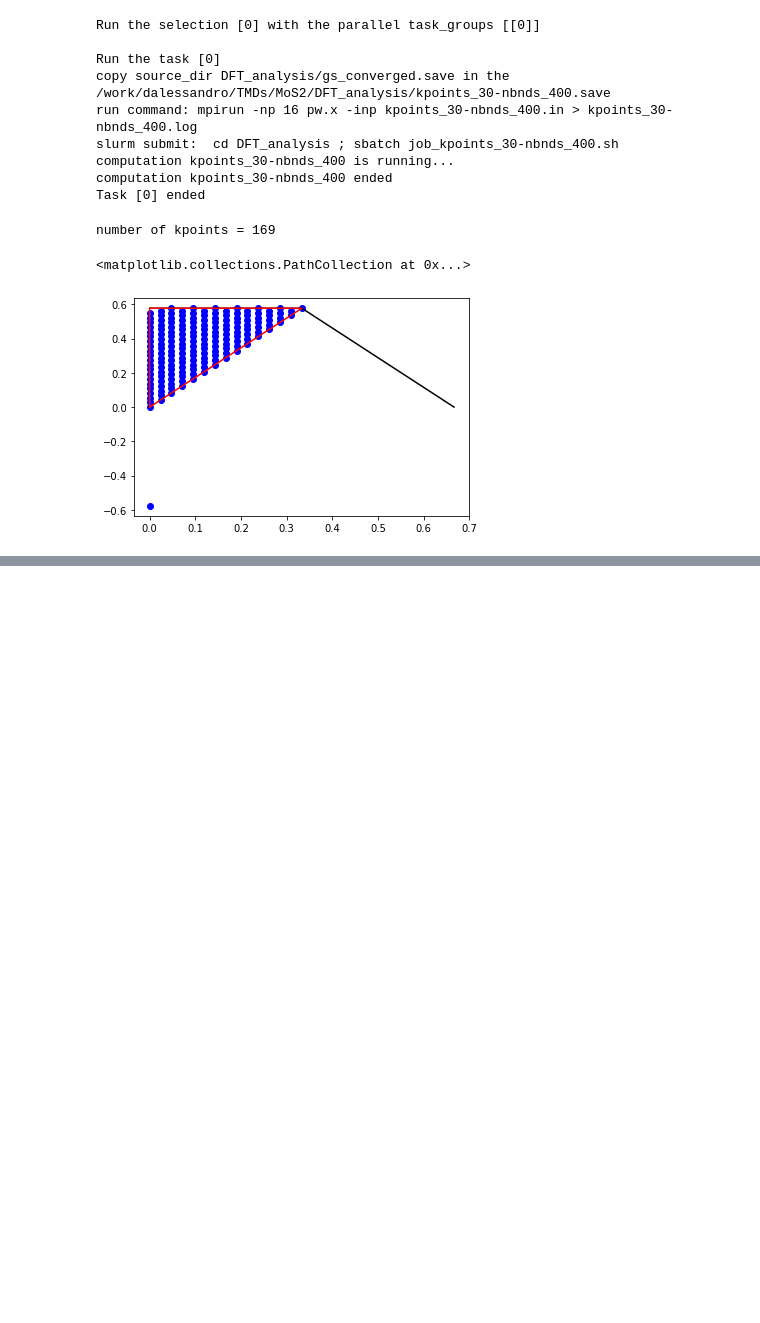
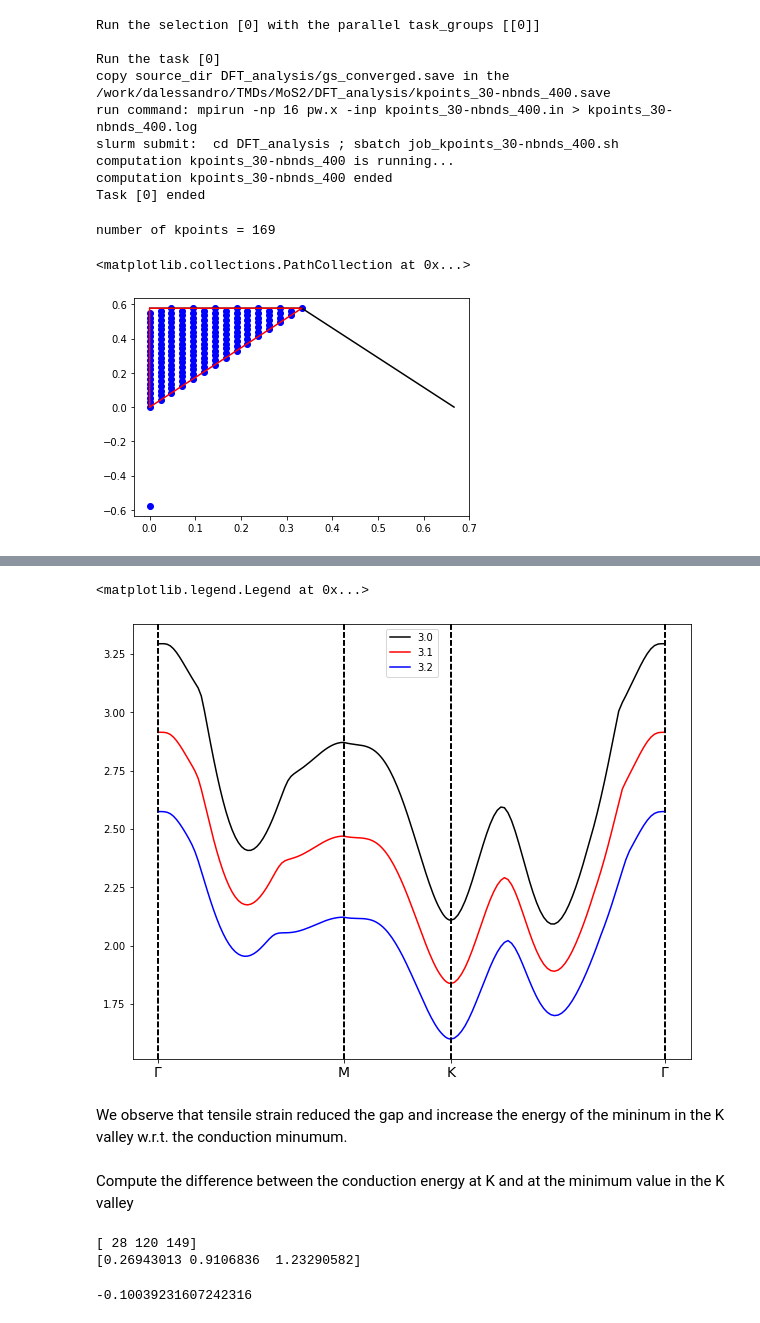
Before and after one commit to marcodalessandro76/MoS2, a Jupyter notebook: DFT_Analysis.ipynb, the cells around one changed output, grey strips where cells are left out. Cells and saved outputs as stored; diff of their text form; code cells hidden in the pictures; blank space fills up the shorter version.

```diff
--- a/DFT_Analysis.ipynb
+++ b/DFT_Analysis.ipynb
@@ -674,0 +864,29 @@ number of kpoints = 169
+# %%
+label_size = 20
+fig, ax = plt.subplots(figsize=(10, 8))
+colors = {3.0:'black', 3.1:'red', 3.2:'blue'}
+
+for ind,a in enumerate(alat_values):
+    bands = U.BandStructure.from_Pw(results[ind],high_sym)
+    bands.plot(plt,selection=[26],c=colors[a],label=a)
+plt.legend()
+# %% [output]
+<matplotlib.legend.Legend at 0x...>
+[figure, added]
+# %% [markdown]
+We observe that tensile strain reduced the gap and increase the energy of the mininum in the K valley w.r.t. the
+conduction minumum.
+# %% [markdown]
+Compute the difference between the conduction energy at K and at the minimum value in the K valley
+# %%
+ind = 2
+bands = U.BandStructure.from_Pw(results[ind],high_sym)
+
+minind = argrelextrema(-bands.bands[26],np.greater,order=3)[0]
+print(minind)
+print(bands.kpath[minind])
+bands.bands[26][minind[1]]-bands.bands[26][minind[2]]
+# %% [output]
+[ 28 120 149]
+[0.26943013 0.9106836  1.23290582]
+-0.10039231607242316
```
Also changed, not shown: parts of 22 cells of this notebook, 2 other files.
